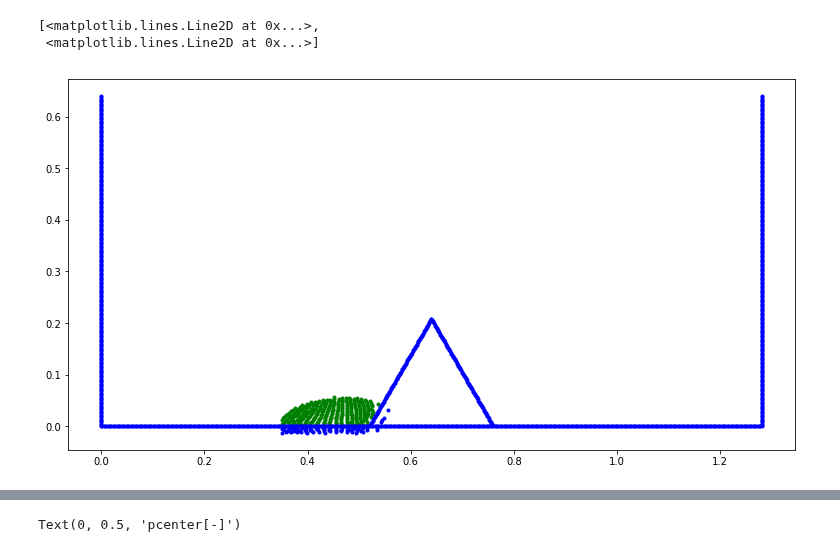
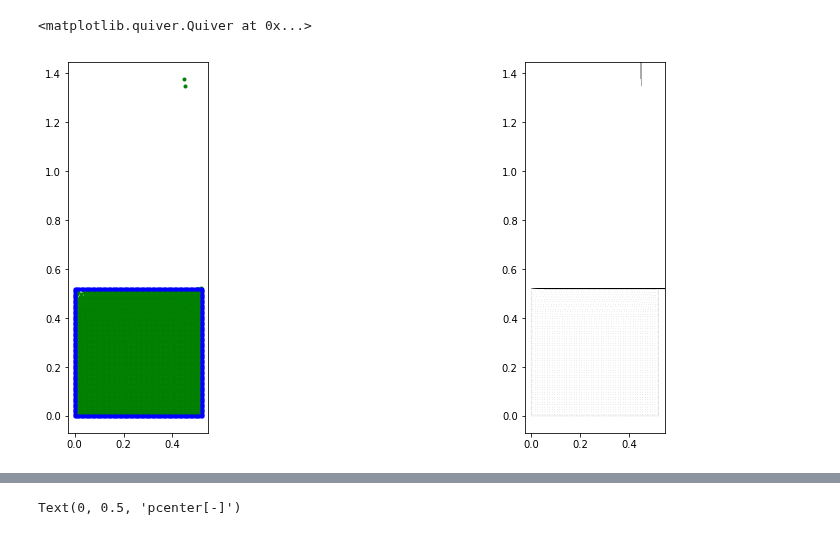
Before and after one commit to Jinx134235/static-water, a Jupyter notebook: particle&pressure plot.ipynb, the cells around one changed output, grey strips where cells are left out. Drawn from its saved outputs; the diff is of its cells as text; code cells hidden in the pictures.

```diff
--- a/particle&pressure plot.ipynb
+++ b/particle&pressure plot.ipynb
@@ -9,17 +9,17 @@ import matplotlib.tri as tri
 #from mpl_toolkits.basemap import Basemap, shiftgrid
 from mpl_toolkits.axes_grid1.inset_locator import inset_axes
 
-npts = 315
+npts = 2704
 #total number of fluid particles
 #steps=2000
-xl = 1.28#size of the domain, divided by 2
-yl = 0.64
+xl = 0.52#size of the domain, divided by 2
+yl = 0.52
 
-dx = xl/128
+dx = xl/52
 data1 = np.loadtxt('../data/f_xv.dat')
 data0 = np.loadtxt('../data/ini_xv.dat')
 data2 = np.loadtxt('../data/xv_vp.dat',skiprows=1)
-#data3 = np.loadtxt('../data/kernel.dat')
+data3 = np.loadtxt('../data/kernel.dat')
 exdata = np.loadtxt('../data/f_state.dat')
 data4 = np.loadtxt('../data/record.dat')
 data5 = np.loadtxt('../data/ini_virt.dat')
@@ -34,11 +34,11 @@ u2 = data1[:,3]
 v2 = data1[:,4]
 x3 = data2[:,1]
 y3 = data2[:,2]
-#u3 = data2[:,3]
-#v3 = data2[:,4]
+u3 = data2[:,3]
+v3 = data2[:,4]
 x5 = data5[:,1]
 y5 = data5[:,2]
-#kernel1 = data3[:npts,1]
+kernel1 = data3[:npts,1]
 itype = data6[:,1]
 #kernel2 = data3[npts:,1]
 #hp = 0.
@@ -73,7 +73,7 @@ fig, ax = plt.subplots(figsize=(15, 15))
 #for i in range(20):
 #    p1[i] = exdata[741+2*i,3]
 #ax.set_title('wcsph results, fluid particle:%d,timestep:%d'%(npts,steps))
-init = plt.subplot(211,aspect=1.0)
+init = plt.subplot(221,aspect=1.0)
 #init.plot
 #for i in range(len(x0)):
 #    dis = np.sqrt((x0[i]-x0[7554])**2+(y0[i]-y0[7554])**2)
@@ -116,7 +116,7 @@ init.plot(x2,y2,'.g',x3,y3,'.b')
 #fig.colorbar(im2,ax = CS, pad=0.05)
 #CS.set_title('pressure field') #both contour & scatter are used
 
-#vel = plt.subplot(224, aspect =1.0)
+vel = plt.subplot(222, aspect =1.0)
 #im3 = vel.scatter(xx,yy,30,vv)
 #vel.scatter(x3,y3,10,kernel2)
 #vel.set_title('kernel scatter')
@@ -127,42 +127,42 @@ init.plot(x2,y2,'.g',x3,y3,'.b')
 #wedge_x = np.linspace(0.65,0.765,20)
 #wedge_y = -np.sqrt(3)*(wedge_x-0.765)
 #vel.plot(wedge_x,wedge_y,'.b')
-#vel.quiver(x2,y2,u2,v2)
+vel.quiver(x2,y2,u2,v2)
+vel.quiver(x3,y3,u3,v3)
 #vel.quiver(x3[809],y3[809],u3[809],v3[809])
 #vel.set_title('velocity field')
 
 # write pressure at the center line into txtfile
 #err_p = LA.norm(hydro-pressure)
 #err_v = LA.norm(u2**2+v2**2)/np.sqrt(npts)
 #err_d = LA.norm(abs(y2-y0))/np.sqrt(npts)
 #print(err_v,err_d)
 
 #den12 = []
 #p1 = pressure[78:91]
 #print(len(p1))
 #p2 = pressure[338:364]
 #for i in range(39):
 #    den12.append(density[10+39*i])
 
 #mat = np.matrix(den12)
 #with open('outfile-2.txt','wb') as f:
 #    for line in mat:
 #        np.savetxt(f,line,fmt='%.2f')
         #f.write("%r %r %r\n"%((dx,fmt='%.5f'),(err_p,fmt='%.5f'),(err_d,fmt='%.5f')))
 
-#den = plt.subplot(313,aspect=1.0)
+#den = plt.subplot(223,aspect=1.0)
 #for i in range(len(x2)):
 #    if density[i]<=1000:
 #        den.scatter(x2[i],y2[i],density[i]/10)
-#im3=den.scatter(x2,y2,10,kernel1>1)
+#im3=den.scatter(x2,y2,10,kernel1)
 #fig.colorbar(ax=den,pad=0.05)
 
 #den = plt.subplot(222)
 #zii = griddata(x2,y2,density,xi,yi,interp='linear')
 #im3 = den.contour(xi,yi,zii,200,cmap=plt.cm.jet)
 #fig.colorbar(im3, ax =den,pad=0.05)
 #den.set_title('density field')
 # %% [output]
-[<matplotlib.lines.Line2D at 0x...>,
- <matplotlib.lines.Line2D at 0x...>]
+<matplotlib.quiver.Quiver at 0x...>
-[figure, old version]
+[figure, new version]
```
Also changed, not shown: parts of 4 cells of this notebook, 9 other files.
